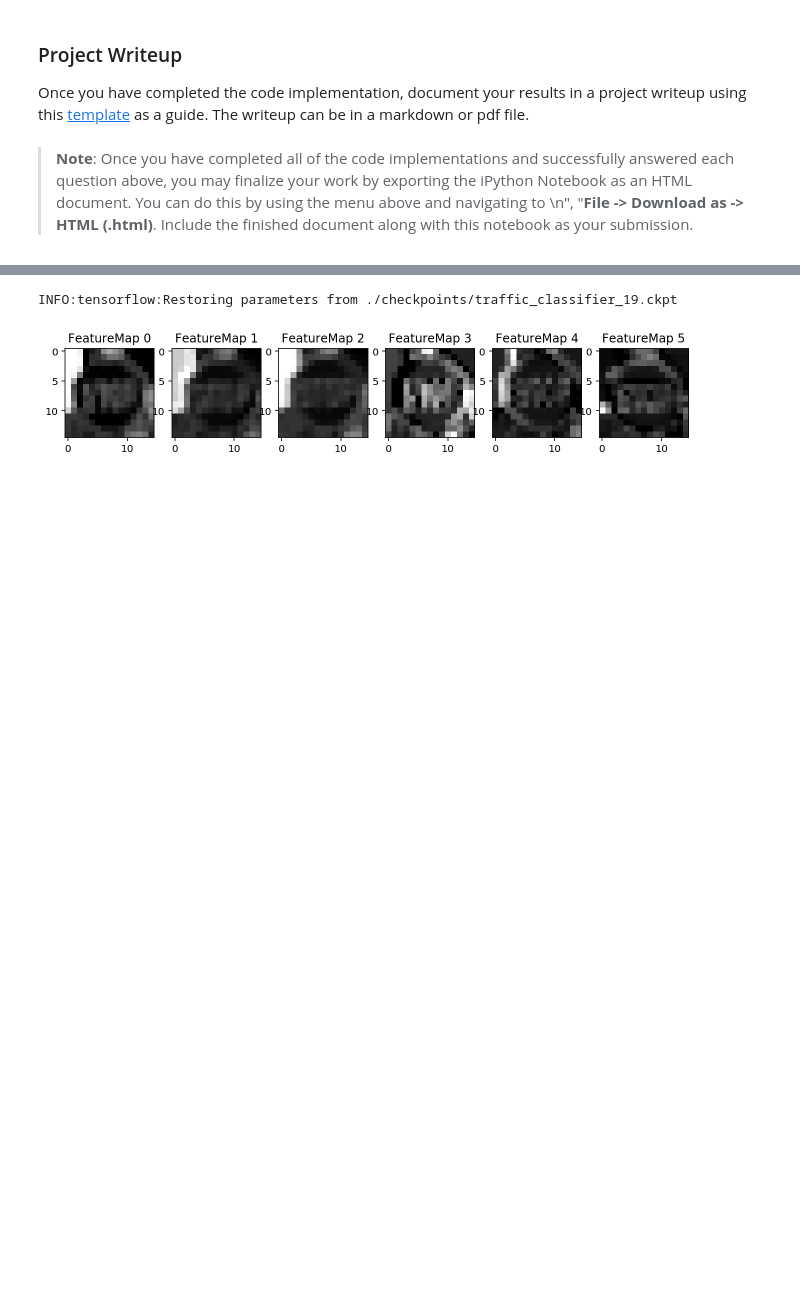
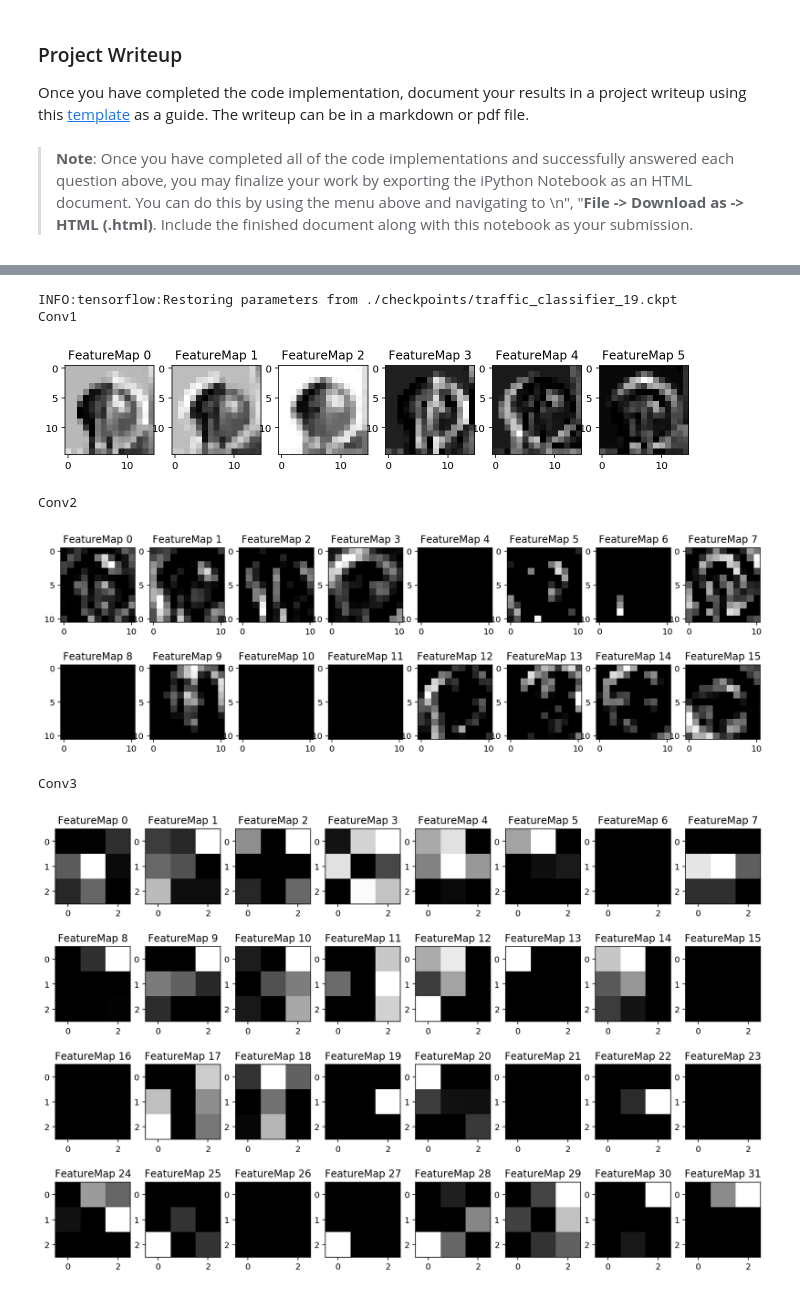
Before and after one commit to yoon-gu/CarND-Traffic-Sign-Classifier-Project, a Jupyter notebook: Traffic_Sign_Classifier.ipynb, the cells around one changed output, grey strips where cells are left out. Drawn from its saved outputs; the diff is of its cells as text; code cells hidden in the pictures; blank space fills up the shorter version.

```diff
--- a/Traffic_Sign_Classifier.ipynb
+++ b/Traffic_Sign_Classifier.ipynb
@@ -339,12 +310,13 @@ import matplotlib.image as mpimg
 from skimage.transform import resize
 
 test_images = sorted(os.listdir('./test_images/'))
-plt.figure(figsize=(20, 10))
+plt.figure(figsize=(20, 15))
 for i, test_image in enumerate(test_images):
     img_path = './test_images/' + test_image
     img = mpimg.imread(img_path)
-    plt.subplot(1, 5, i+1)
+    plt.subplot(3, 4, i+1)
     plt.imshow(img)
-    plt.title(test_image)
+    plt.axis('off')
+    plt.title(test_image, fontsize=20)
 plt.show()
 # %% [output]
@@ -360,18 +332,18 @@ with tf.Session() as sess:
     sess.run(tf.global_variables_initializer())
     saver.restore(sess, './checkpoints/traffic_classifier_{}.ckpt'.format(epoch_selection))
 
-    plt.figure(figsize=(20, 10))
+    plt.figure(figsize=(20, 15))
     for i, test_image in enumerate(test_images):
         img_path = './test_images/' + test_image
         img = mpimg.imread(img_path)
-        plt.subplot(1, 5, i+1)
+        plt.subplot(3, 4, i+1)
         plt.imshow(img)
 
         resize_img = resize(img, (32, 32))
         gray_img = rgb2gray(resize_img).reshape(-1, 32, 32)
 
         pred = sess.run(prediction, feed_dict={x: gray_img})
-        plt.title(traffic_signs[pred])
+        plt.title(traffic_signs[pred[0]], fontsize=15)
     plt.show()
 # %% [output]
 INFO:tensorflow:Restoring parameters from ./checkpoints/traffic_classifier_19.ckpt
@@ -425,7 +397,7 @@ Looking just at the first row we get `[ 0.34763842,  0.24879643,  0.12789202]`,
 ### Print out the top five softmax probabilities for the predictions on the German traffic sign images found on the web.
 ### Feel free to use as many code cells as needed.
 from pprint import pprint
-plt.figure(figsize=(20, 10))
+plt.figure(figsize=(20, 15))
 with tf.Session() as sess:
     sess.run(tf.global_variables_initializer())
     saver.restore(sess, './checkpoints/traffic_classifier_{}.ckpt'.format(epoch_selection))
@@ -433,7 +405,7 @@ with tf.Session() as sess:
     for i, test_image in enumerate(test_images):
         img_path = './test_images/' + test_image
         img = mpimg.imread(img_path)
-        plt.subplot(1, 5, i+1)
+        plt.subplot(3, 4, i+1)
         plt.imshow(img)
 
         resize_img = resize(img, (32, 32))
@@ -441,9 +413,7 @@ with tf.Session() as sess:
 
         pred, pred_idx = sess.run([prediction, tf.nn.top_k(tf.nn.softmax(fc3), k=5)],
                                   feed_dict={x: gray_img})
-        plt.title(traffic_signs[pred][0], fontsize=20)
-
-#         pprint([traffic_signs[i] for i in pred_idx.indices[0]])
+        plt.title(traffic_signs[pred][0], fontsize=15)
 plt.show()
 # %% [output]
 INFO:tensorflow:Restoring parameters from ./checkpoints/traffic_classifier_19.ckpt
@@ -494,7 +464,7 @@ def outputFeatureMap(image_input, tf_activation, activation_min=-1, activation_m
     plt.figure(plt_num, figsize=(15,15))
     for featuremap in range(featuremaps):
         plt.subplot(6,8, featuremap+1) # sets the number of feature maps to show on each row and column
-        plt.title('FeatureMap ' + str(featuremap)) # displays the feature map number
+        plt.title('FeatureMap ' + str(featuremap), fontsize=12) # displays the feature map number
         if activation_min != -1 & activation_max != -1:
             plt.imshow(activation[0,:,:, featuremap], interpolation="nearest", vmin =activation_min, vmax=activation_max, cmap="gray")
         elif activation_max != -1:
@@ -506,8 +476,23 @@ def outputFeatureMap(image_input, tf_activation, activation_min=-1, activation_m
 # %%
 with tf.Session() as sess:
     sess.run(tf.global_variables_initializer())
     saver.restore(sess, './checkpoints/traffic_classifier_{}.ckpt'.format(epoch_selection))
     outputFeatureMap(gray_img, conv1)
+    print('Conv1')
+    plt.show()
+
+    outputFeatureMap(gray_img, conv2)
+    print('Conv2')
+    plt.show()
+
+    outputFeatureMap(gray_img, conv3)
+    print('Conv3')
+    plt.show()
 # %% [output]
 INFO:tensorflow:Restoring parameters from ./checkpoints/traffic_classifier_19.ckpt
+Conv1
-[figure, old version]
+[figure, new version]
+Conv2
+[figure, added]
+Conv3
+[figure, added]
```
Also changed, not shown: parts of 8 cells of this notebook.
